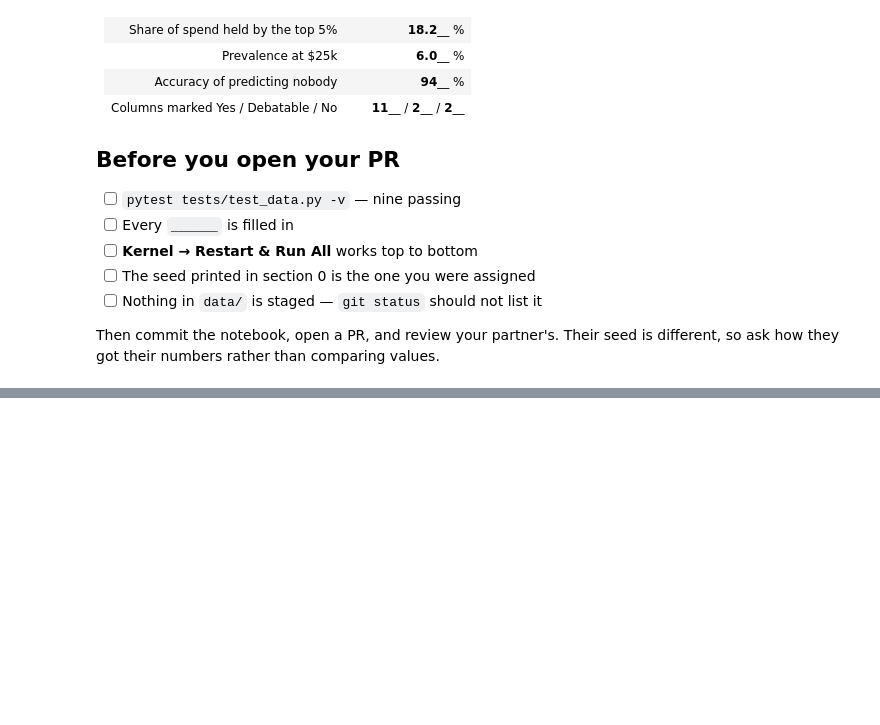
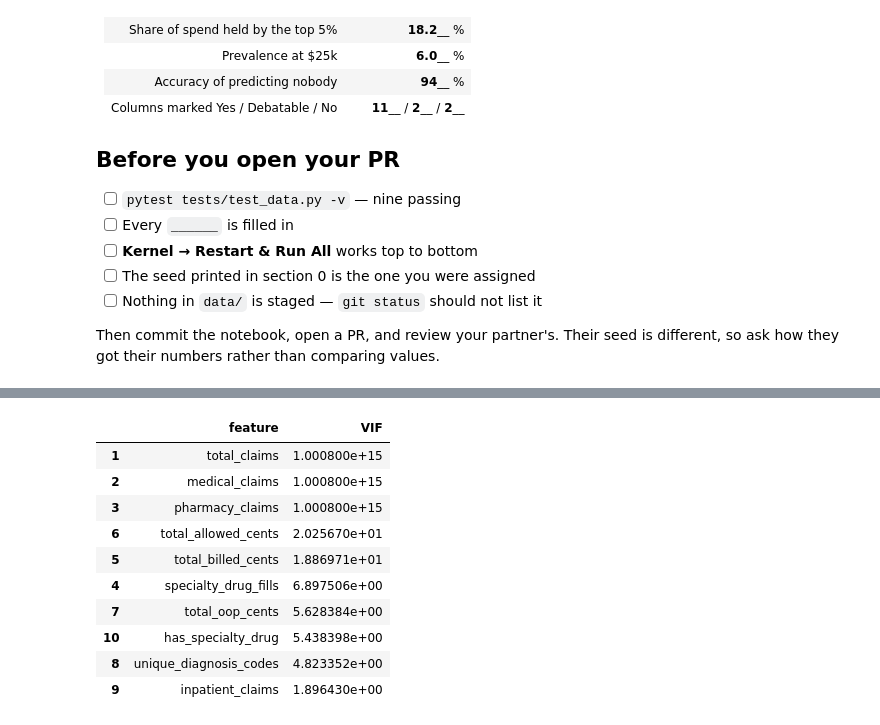
Before and after one commit to GeofreyMacharia/claims-cost-predictor, a Jupyter notebook: notebooks/week-02-eda.ipynb, the cells around one changed output, grey strips where cells are left out. Cells and saved outputs as stored; diff of their text form; code cells hidden in the pictures; blank space fills up the shorter version.

```diff
--- a/notebooks/week-02-eda.ipynb
+++ b/notebooks/week-02-eda.ipynb
@@ -936,0 +1004,26 @@ different, so ask how they got their numbers rather than comparing values.
+# %%
+import pandas as pd
+from statsmodels.stats.outliers_influence import variance_inflation_factor
+from statsmodels.tools.tools import add_constant
+
+# VIF needs a constant column and all-numeric input.
+X = add_constant(df_merge[cols].astype(float))
+
+# One VIF per feature, skipping the constant.
+vif = pd.DataFrame({
+    "feature": X.columns,
+    "VIF": [variance_inflation_factor(X.values, i) for i in range(X.shape[1])]
+})
+vif[vif["feature"] != "const"].sort_values("VIF", ascending=False)
+# %% [output]
+|  | feature | VIF |
+| 1 | total_claims | 1.000800e+15 |
+| 2 | medical_claims | 1.000800e+15 |
+| 3 | pharmacy_claims | 1.000800e+15 |
+| 6 | total_allowed_cents | 2.025670e+01 |
+| 5 | total_billed_cents | 1.886971e+01 |
+| 4 | specialty_drug_fills | 6.897506e+00 |
+| 7 | total_oop_cents | 5.628384e+00 |
+| 10 | has_specialty_drug | 5.438398e+00 |
+| 8 | unique_diagnosis_codes | 4.823352e+00 |
+| 9 | inpatient_claims | 1.896430e+00 |
```
Also changed, not shown: parts of 14 cells of this notebook, 1 other file.
